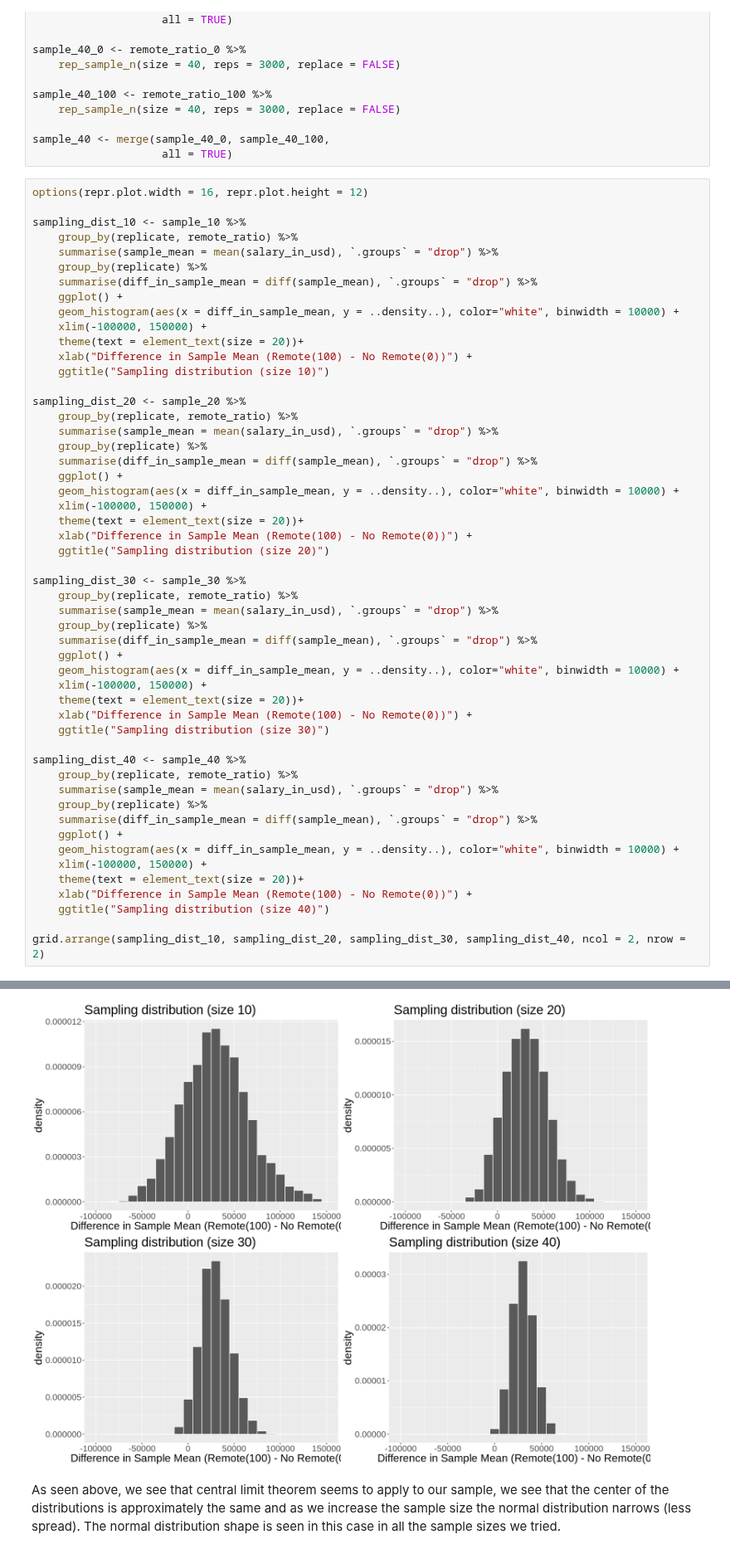
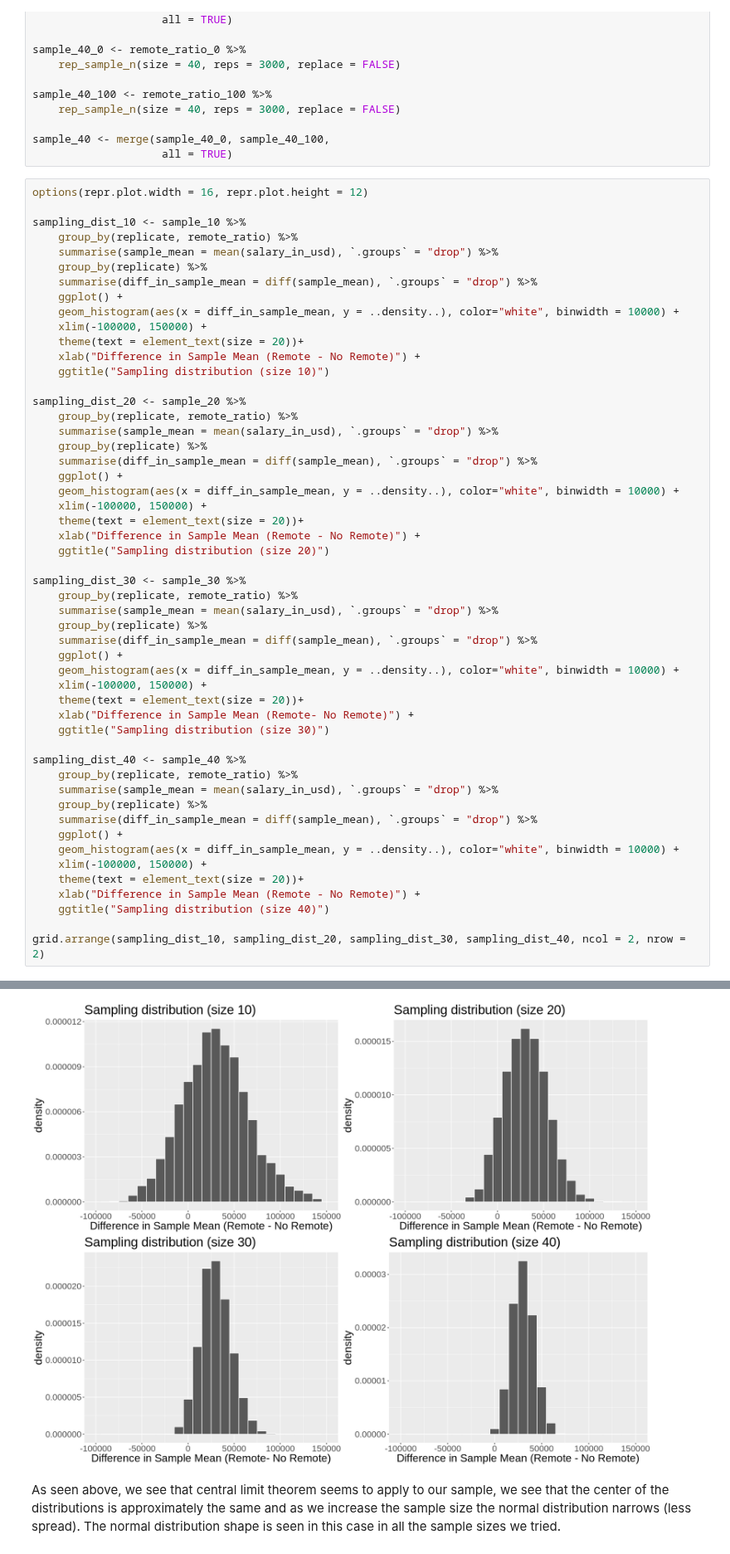
Before and after one commit to Wills-Hao/DS-Salary-Factor-Remote-R, a Jupyter notebook: Projectproposal.ipynb, the cells around one changed output, grey strips where cells are left out. Shown at 83% size. Saved outputs shown, nothing was run; the diff lists cells and outputs as text.

Commit message:
Change x-lab on sample dist in clt section

```diff
--- a/Projectproposal.ipynb
+++ b/Projectproposal.ipynb
@@ -394,7 +394,7 @@ sampling_dist_10 <- sample_10 %>%
     geom_histogram(aes(x = diff_in_sample_mean, y = ..density..), color="white", binwidth = 10000) +
     xlim(-100000, 150000) +
     theme(text = element_text(size = 20))+
-    xlab("Difference in Sample Mean (Remote(100) - No Remote(0))") +
+    xlab("Difference in Sample Mean (Remote - No Remote)") +
     ggtitle("Sampling distribution (size 10)")
 
 sampling_dist_20 <- sample_20 %>%
@@ -406,7 +406,7 @@ sampling_dist_20 <- sample_20 %>%
     geom_histogram(aes(x = diff_in_sample_mean, y = ..density..), color="white", binwidth = 10000) +
     xlim(-100000, 150000) +
     theme(text = element_text(size = 20))+
-    xlab("Difference in Sample Mean (Remote(100) - No Remote(0))") +
+    xlab("Difference in Sample Mean (Remote - No Remote)") +
     ggtitle("Sampling distribution (size 20)")
 
 sampling_dist_30 <- sample_30 %>%
@@ -416,36 +416,36 @@ sampling_dist_30 <- sample_30 %>%
     summarise(diff_in_sample_mean = diff(sample_mean), `.groups` = "drop") %>%
     ggplot() +
     geom_histogram(aes(x = diff_in_sample_mean, y = ..density..), color="white", binwidth = 10000) +
     xlim(-100000, 150000) +
     theme(text = element_text(size = 20))+
-    xlab("Difference in Sample Mean (Remote(100) - No Remote(0))") +
+    xlab("Difference in Sample Mean (Remote- No Remote)") +
     ggtitle("Sampling distribution (size 30)")
 
 sampling_dist_40 <- sample_40 %>%
     group_by(replicate, remote_ratio) %>%
     summarise(sample_mean = mean(salary_in_usd), `.groups` = "drop") %>%
     group_by(replicate) %>%
     summarise(diff_in_sample_mean = diff(sample_mean), `.groups` = "drop") %>%
     ggplot() +
     geom_histogram(aes(x = diff_in_sample_mean, y = ..density..), color="white", binwidth = 10000) +
     xlim(-100000, 150000) +
     theme(text = element_text(size = 20))+
-    xlab("Difference in Sample Mean (Remote(100) - No Remote(0))") +
+    xlab("Difference in Sample Mean (Remote - No Remote)") +
     ggtitle("Sampling distribution (size 40)")
 
 grid.arrange(sampling_dist_10, sampling_dist_20, sampling_dist_30, sampling_dist_40, ncol = 2, nrow = 2)
 # %% [output]
 Warning message:
 “Removed 2 rows containing non-finite values (stat_bin).”
 Warning message:
 “Removed 2 rows containing missing values (geom_bar).”
 Warning message:
 “Removed 2 rows containing missing values (geom_bar).”
 Warning message:
 “Removed 2 rows containing missing values (geom_bar).”
 Warning message:
 “Removed 2 rows containing missing values (geom_bar).”
-[figure, old version]
+[figure, new version]
 # %% [markdown]
 As seen above, we see that central limit theorem seems to apply to our sample, we see that the center of the distributions is approximately the same and as we increase the sample size the normal distribution narrows (less spread). The normal distribution shape is seen in this case in all the sample sizes we tried.
 # %% [markdown]
```
